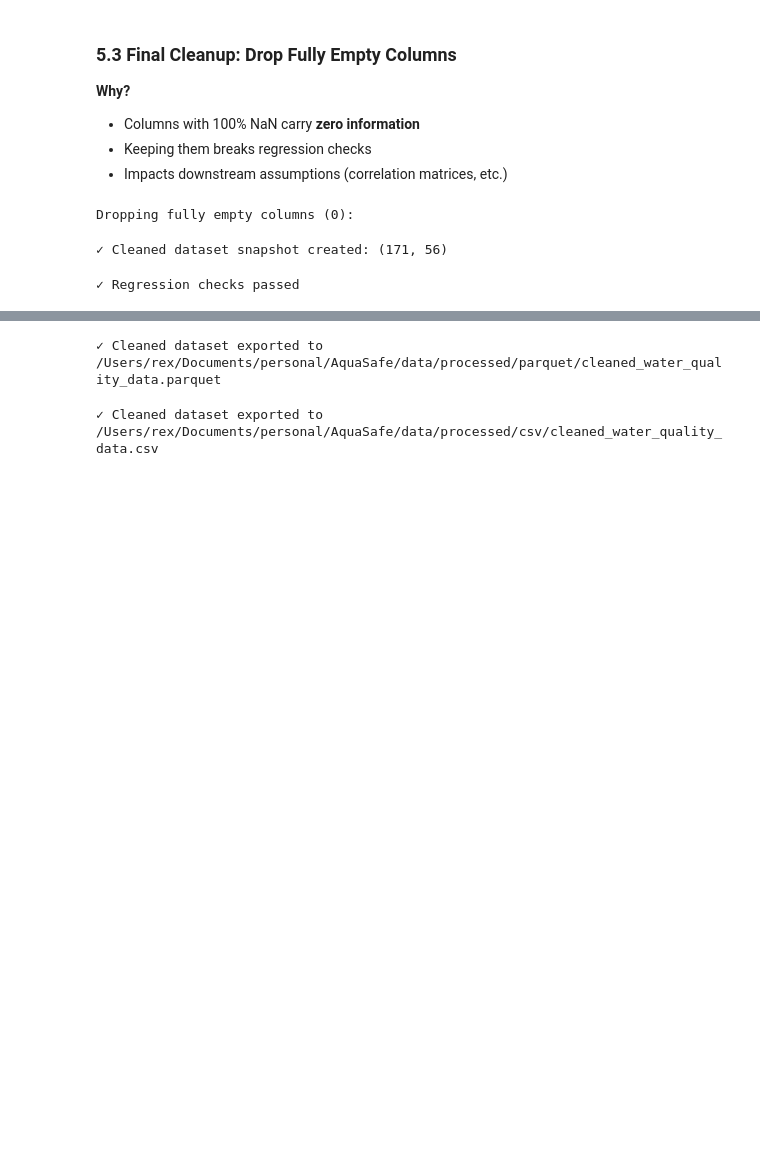
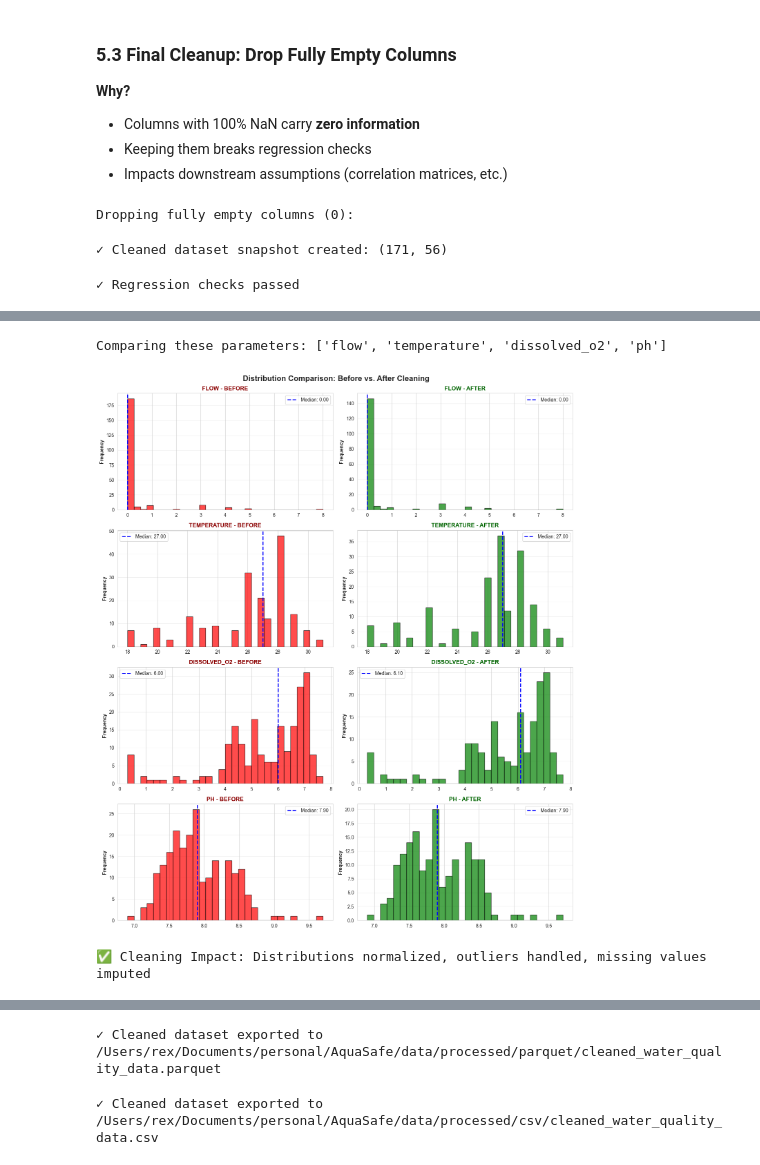
Before and after one commit to pandey-rakshit/AquaSafe, a Jupyter notebook: notebooks/02_data_cleaning.ipynb, the cells around one changed output, grey strips where cells are left out. Saved outputs shown, nothing was run; the diff lists cells and outputs as text; code cells hidden in the pictures; blank space fills up the shorter version.

```diff
--- a/notebooks/02_data_cleaning.ipynb
+++ b/notebooks/02_data_cleaning.ipynb
@@ -86,6 +89,13 @@ from src.data_preprocessing.create_dataframe import create_dataframe
 pd.set_option('display.float_format', '{:,.2f}'.format)  # Format floats: 2 decimals
 pd.set_option('display.max_column', None)  # Show all columns (no truncation)
 pd.set_option('display.width', None)  # Wrap long rows automatically
+
+# ============================================================================
+# SEABORN STYLE CONFIGURATION
+# ============================================================================
+# Set seaborn style for better aesthetics in plots
+sns.set_style("whitegrid")
+plt.rcParams['figure.dpi'] = 100
 # %% [markdown]
 ---
 
@@ -122,6 +132,8 @@ df.columns = (
 print(f"✓ Columns standardized: {df.shape[1]} features normalized to snake_case")
 # %% [output]
 ✓ Columns standardized: 54 features normalized to snake_case
+# %%
+df_raw = df.copy()  # Backup original raw data before cleaning
 # %%
 # ============================================================================
 # DATA QUALITY ISSUE: NUMERIC VALUES STORED AS STRINGS
@@ -874,0 +922,69 @@ print("✓ Regression checks passed")
+# %%
+# ============================================================================
+# VISUALIZATION 1: BEFORE/AFTER DISTRIBUTIONS (SAFE VERSION)
+# ============================================================================
+import matplotlib.pyplot as plt
+import seaborn as sns
+
+# Get numeric columns from cleaned data
+numeric_cols_cleaned = df_cleaned.select_dtypes(include=['float64', 'int64']).columns.tolist()
+# Remove BDL flag columns
+numeric_cols_cleaned = [col for col in numeric_cols_cleaned if not col.endswith('_is_bdl')]
+
+# Take first 4
+actual_params = numeric_cols_cleaned[:4]
+
+print(f"Comparing these parameters: {actual_params}")
+
+# Create comparison plot
+fig, axes = plt.subplots(len(actual_params), 2, figsize=(14, 4*len(actual_params)))
+
+if len(actual_params) == 1:
+    axes = axes.reshape(1, -1)
+
+for idx, col in enumerate(actual_params):
+    # BEFORE (from df_raw)
+    if col in df_raw.columns:
+        try:
+            # Try to get numeric values
+            raw_values = pd.to_numeric(
+                df_raw[col].astype(str).str.replace(r'\(BDL\)', '', regex=True).str.strip(),
+                errors='coerce'
+            ).dropna()
+
+            if len(raw_values) > 0:
+                raw_values.hist(bins=30, ax=axes[idx, 0], color='red', alpha=0.7, edgecolor='black')
+                axes[idx, 0].axvline(raw_values.median(), color='blue', linestyle='--',
+                                    linewidth=2, label=f'Median: {raw_values.median():.2f}')
+                axes[idx, 0].legend()
+        except:
+            axes[idx, 0].text(0.5, 0.5, 'Could not parse',
+                            ha='center', va='center', transform=axes[idx, 0].transAxes)
+
+        axes[idx, 0].set_title(f'{col.upper()} - BEFORE', fontweight='bold', fontsize=12, color='darkred')
+        axes[idx, 0].set_ylabel('Frequency', fontweight='bold')
+        axes[idx, 0].grid(axis='y', alpha=0.3)
+
+    # AFTER (from df_cleaned)
+    clean_values = df_cleaned[col].dropna()
+
+    if len(clean_values) > 0:
+        clean_values.hist(bins=30, ax=axes[idx, 1], color='green', alpha=0.7, edgecolor='black')
+        axes[idx, 1].axvline(clean_values.median(), color='blue', linestyle='--',
+                            linewidth=2, label=f'Median: {clean_values.median():.2f}')
+        axes[idx, 1].legend()
+
+    axes[idx, 1].set_title(f'{col.upper()} - AFTER', fontweight='bold', fontsize=12, color='darkgreen')
+    axes[idx, 1].set_ylabel('Frequency', fontweight='bold')
+    axes[idx, 1].grid(axis='y', alpha=0.3)
+
+plt.tight_layout()
+plt.suptitle('Distribution Comparison: Before vs. After Cleaning',
+             fontsize=16, fontweight='bold', y=1.01)
+plt.show()
+
+print("\n✅ Cleaning Impact: Distributions normalized, outliers handled, missing values imputed")
+# %% [output]
+Comparing these parameters: ['flow', 'temperature', 'dissolved_o2', 'ph']
+[figure, added]
+✅ Cleaning Impact: Distributions normalized, outliers handled, missing values imputed
```
Also changed, not shown: parts of 11 cells of this notebook, 21 other files.
